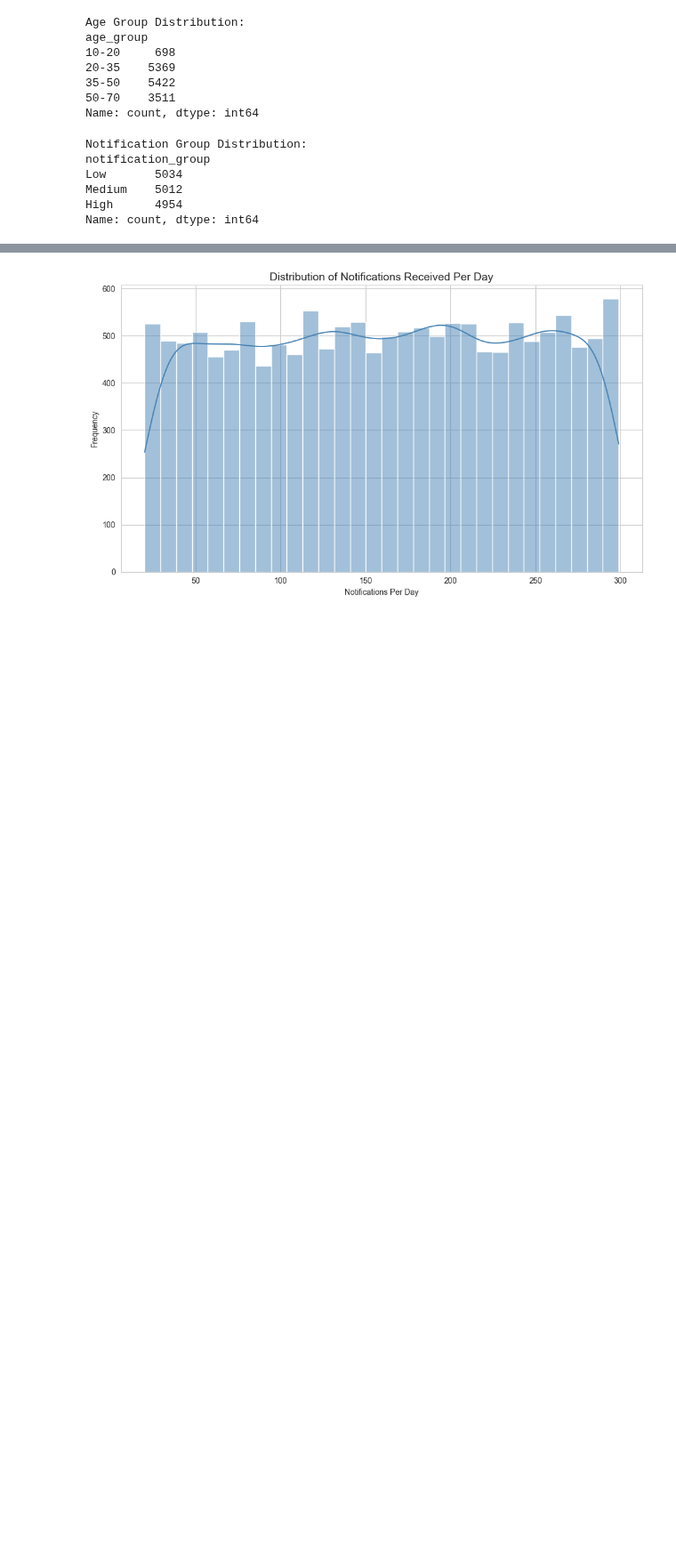
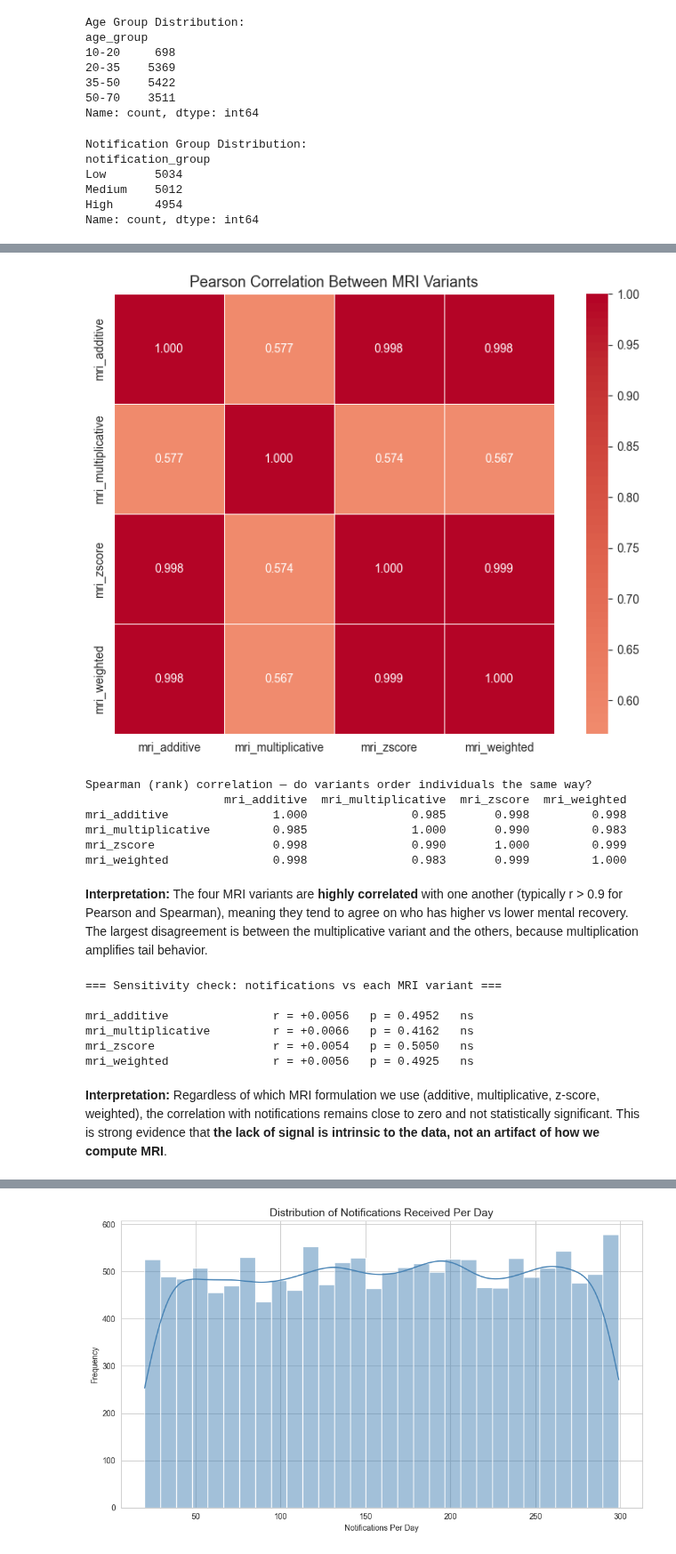
Before and after one commit to ufukcimen/dsa210-project, a Jupyter notebook: notebooks/eda_hypothesis_tests.ipynb, the cells around one changed output, grey strips where cells are left out. Shown at 89% size. Drawn from its saved outputs; the diff is of its cells as text; code cells hidden in the pictures; blank space fills up the shorter version.

```diff
--- a/notebooks/eda_hypothesis_tests.ipynb
+++ b/notebooks/eda_hypothesis_tests.ipynb
@@ -271,0 +372,39 @@ Name: count, dtype: int64
+# %%
+# 6e. Correlation between MRI variants - do they rank individuals similarly?
+mri_corr = df[mri_variants].corr()
+
+fig, ax = plt.subplots(figsize=(8, 6))
+sns.heatmap(mri_corr, annot=True, fmt='.3f', cmap='coolwarm', center=0,
+            square=True, linewidths=0.5, ax=ax)
+ax.set_title('Pearson Correlation Between MRI Variants', fontsize=13)
+plt.tight_layout()
+plt.show()
+
+print('\nSpearman (rank) correlation — do variants order individuals the same way?')
+print(df[mri_variants].corr(method='spearman').round(3))
+# %% [output]
+[figure, added]
+Spearman (rank) correlation — do variants order individuals the same way?
+                    mri_additive  mri_multiplicative  mri_zscore  mri_weighted
+mri_additive               1.000               0.985       0.998         0.998
+mri_multiplicative         0.985               1.000       0.990         0.983
+mri_zscore                 0.998               0.990       1.000         0.999
+mri_weighted               0.998               0.983       0.999         1.000
+# %% [markdown]
+**Interpretation:** The four MRI variants are **highly correlated** with one another (typically r > 0.9 for Pearson and Spearman), meaning they tend to agree on who has higher vs lower mental recovery. The largest disagreement is between the multiplicative variant and the others, because multiplication amplifies tail behavior.
+# %%
+# 6f. Test each MRI variant against notifications (Pearson) to see if any reveal a signal
+print('=== Sensitivity check: notifications vs each MRI variant ===\n')
+for variant in mri_variants:
+    r, p = stats.pearsonr(df['notifications_received_per_day'], df[variant])
+    sig = '***' if p < 0.001 else ('**' if p < 0.01 else ('*' if p < 0.05 else 'ns'))
+    print(f'{variant:25s}  r = {r:+.4f}   p = {p:.4f}   {sig}')
+# %% [output]
+=== Sensitivity check: notifications vs each MRI variant ===
+
+mri_additive               r = +0.0056   p = 0.4952   ns
+mri_multiplicative         r = +0.0066   p = 0.4162   ns
+mri_zscore                 r = +0.0054   p = 0.5050   ns
+mri_weighted               r = +0.0056   p = 0.4925   ns
+# %% [markdown]
+**Interpretation:** Regardless of which MRI formulation we use (additive, multiplicative, z-score, weighted), the correlation with notifications remains close to zero and not statistically significant. This is strong evidence that **the lack of signal is intrinsic to the data, not an artifact of how we compute MRI**.
```
Also changed, not shown: parts of 53 cells of this notebook, 7 other files.
